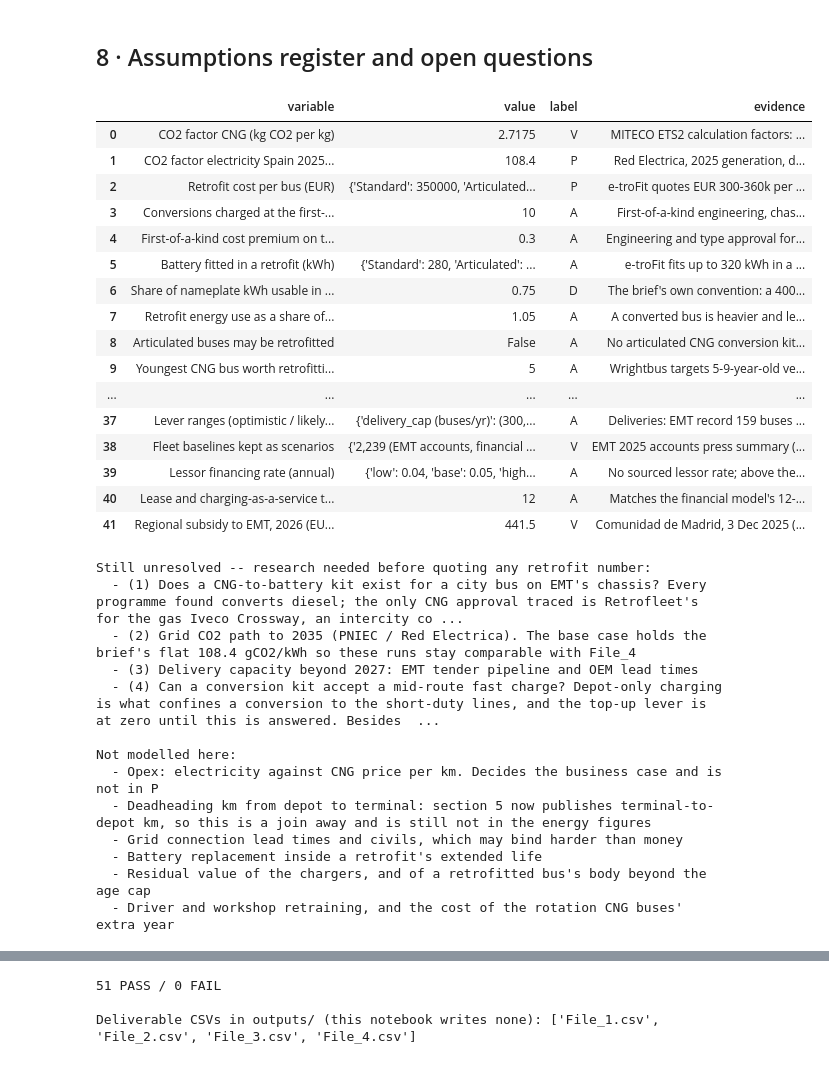
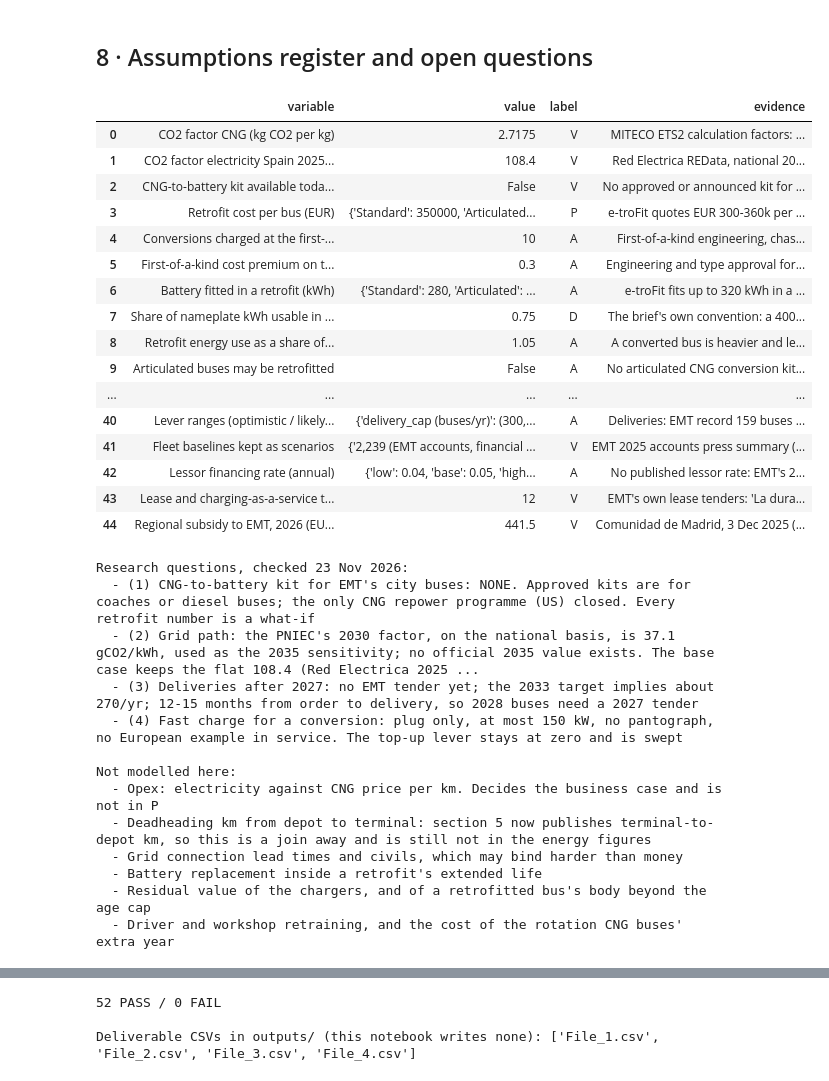
Before and after one commit to ella-garcia/madrid-bus-electrification, a Jupyter notebook: notebooks/04_Scenario_Lab.ipynb, the cells around one changed output, grey strips where cells are left out. Cells and saved outputs as stored; diff of their text form; code cells hidden in the pictures.

```diff
--- a/notebooks/04_Scenario_Lab.ipynb
+++ b/notebooks/04_Scenario_Lab.ipynb
@@ -2538,62 +2603,62 @@ True
 # %%
 display(pd.DataFrame(ASSUMPTIONS)[["variable", "value", "label", "evidence"]])
 
-print("Still unresolved -- research needed before quoting any retrofit number:")
-for v in ["(1) Does a CNG-to-battery kit exist for a city bus on EMT's chassis? Every programme "
-          "found converts diesel; the only CNG approval traced is Retrofleet's for the gas Iveco "
-          "Crossway, an intercity coach. THE GATING QUESTION",
-          "(2) Grid CO2 path to 2035 (PNIEC / Red Electrica). The base case holds the brief's flat "
-          "108.4 gCO2/kWh so these runs stay comparable with File_4",
-          "(3) Delivery capacity beyond 2027: EMT tender pipeline and OEM lead times",
-          "(4) Can a conversion kit accept a mid-route fast charge? Depot-only charging is what "
-          "confines a conversion to the short-duty lines, and the top-up lever is at zero until this "
-          "is answered. Besides pack size it is the only thing that moves the reachable share"]:
+print("Research questions, checked 23 Nov 2026:")
+for v in ["(1) CNG-to-battery kit for EMT's city buses: NONE. Approved kits are for coaches or diesel "
+          "buses; the only CNG repower programme (US) closed. Every retrofit number is a what-if",
+          "(2) Grid path: the PNIEC's 2030 factor, on the national basis, is 37.1 gCO2/kWh, used as the "
+          "2035 sensitivity; no official 2035 value exists. The base case keeps the flat 108.4 "
+          "(Red Electrica 2025, verified) so these runs stay comparable with File_4",
+          "(3) Deliveries after 2027: no EMT tender yet; the 2033 target implies about 270/yr; "
+          "12-15 months from order to delivery, so 2028 buses need a 2027 tender",
+          "(4) Fast charge for a conversion: plug only, at most 150 kW, no pantograph, no European "
+          "example in service. The top-up lever stays at zero and is swept"]:
     print(f"  - {v}")
 
 print("\nNot modelled here:")
 for t in ["Opex: electricity against CNG price per km. Decides the business case and is not in P",
           "Deadheading km from depot to terminal: section 5 now publishes terminal-to-depot km, so "
           "this is a join away and is still not in the energy figures",
           "Grid connection lead times and civils, which may bind harder than money",
           "Battery replacement inside a retrofit's extended life",
           "Residual value of the chargers, and of a retrofitted bus's body beyond the age cap",
           "Driver and workshop retraining, and the cost of the rotation CNG buses' extra year"]:
     print(f"  - {t}")
 
 if not HAS_MODEL:
     print("\nNOTE  fleet_2025.csv carries no trade/model column, so the retro_models lever could not "
           "be swept. Re-run the section 0 export snippet to enable it.")
 
 s = pd.DataFrame(CHECKS)
 display(s)
 print(f"\n{(s.result == 'PASS').sum()} PASS / {(s.result == 'FAIL').sum()} FAIL")
 
 written = [f for f in ("File_1.csv", "File_2.csv", "File_3.csv", "File_4.csv")
            if os.path.exists(os.path.join(OUT, f))]
 print(f"\nDeliverable CSVs in outputs/ (this notebook writes none): {written or 'none present'}")
 # %% [output]
 |  | variable | value | label | evidence |
 | 0 | CO2 factor CNG (kg CO2 per kg) | 2.7175 | V | MITECO ETS2 calculation factors: ... |
-| 1 | CO2 factor electricity Spain 2025... | 108.4 | P | Red Electrica, 2025 generation, d... |
-| 2 | Retrofit cost per bus (EUR) | {'Standard': 350000, 'Articulated... | P | e-troFit quotes EUR 300-360k per ... |
-| 3 | Conversions charged at the first-... | 10 | A | First-of-a-kind engineering, chas... |
-| 4 | First-of-a-kind cost premium on t... | 0.3 | A | Engineering and type approval for... |
-| 5 | Battery fitted in a retrofit (kWh) | {'Standard': 280, 'Articulated': ... | A | e-troFit fits up to 320 kWh in a ... |
-| 6 | Share of nameplate kWh usable in ... | 0.75 | D | The brief's own convention: a 400... |
-| 7 | Retrofit energy use as a share of... | 1.05 | A | A converted bus is heavier and le... |
-| 8 | Articulated buses may be retrofitted | False | A | No articulated CNG conversion kit... |
-| 9 | Youngest CNG bus worth retrofitti... | 5 | A | Wrightbus targets 5-9-year-old ve... |
+| 1 | CO2 factor electricity Spain 2025... | 108.4 | V | Red Electrica REData, national 20... |
+| 2 | CNG-to-battery kit available toda... | False | V | No approved or announced kit for ... |
+| 3 | Retrofit cost per bus (EUR) | {'Standard': 350000, 'Articulated... | P | e-troFit quotes EUR 300-360k per ... |
+| 4 | Conversions charged at the first-... | 10 | A | First-of-a-kind engineering, chas... |
+| 5 | First-of-a-kind cost premium on t... | 0.3 | A | Engineering and type approval for... |
+| 6 | Battery fitted in a retrofit (kWh) | {'Standard': 280, 'Articulated': ... | A | e-troFit fits up to 320 kWh in a ... |
+| 7 | Share of nameplate kWh usable in ... | 0.75 | D | The brief's own convention: a 400... |
+| 8 | Retrofit energy use as a share of... | 1.05 | A | A converted bus is heavier and le... |
+| 9 | Articulated buses may be retrofitted | False | A | No articulated CNG conversion kit... |
 | ... | ... | ... | ... | ... |
-| 37 | Lever ranges (optimistic / likely... | {'delivery_cap (buses/yr)': (300,... | A | Deliveries: EMT record 159 buses ... |
-| 38 | Fleet baselines kept as scenarios | {'2,239 (EMT accounts, financial ... | V | EMT 2025 accounts press summary (... |
-| 39 | Lessor financing rate (annual) | {'low': 0.04, 'base': 0.05, 'high... | A | No sourced lessor rate; above the... |
-| 40 | Lease and charging-as-a-service t... | 12 | A | Matches the financial model's 12-... |
-| 41 | Regional subsidy to EMT, 2026 (EU... | 441.5 | V | Comunidad de Madrid, 3 Dec 2025 (... |
+| 40 | Lever ranges (optimistic / likely... | {'delivery_cap (buses/yr)': (300,... | A | Deliveries: EMT record 159 buses ... |
+| 41 | Fleet baselines kept as scenarios | {'2,239 (EMT accounts, financial ... | V | EMT 2025 accounts press summary (... |
+| 42 | Lessor financing rate (annual) | {'low': 0.04, 'base': 0.05, 'high... | A | No published lessor rate: EMT's 2... |
+| 43 | Lease and charging-as-a-service t... | 12 | V | EMT's own lease tenders: 'La dura... |
+| 44 | Regional subsidy to EMT, 2026 (EU... | 441.5 | V | Comunidad de Madrid, 3 Dec 2025 (... |
-Still unresolved -- research needed before quoting any retrofit number:
-  - (1) Does a CNG-to-battery kit exist for a city bus on EMT's chassis? Every programme found converts diesel; the only CNG approval traced is Retrofleet's for the gas Iveco Crossway, an intercity co ...
-  - (2) Grid CO2 path to 2035 (PNIEC / Red Electrica). The base case holds the brief's flat 108.4 gCO2/kWh so these runs stay comparable with File_4
-  - (3) Delivery capacity beyond 2027: EMT tender pipeline and OEM lead times
-  - (4) Can a conversion kit accept a mid-route fast charge? Depot-only charging is what confines a conversion to the short-duty lines, and the top-up lever is at zero until this is answered. Besides  ...
+Research questions, checked 23 Nov 2026:
+  - (1) CNG-to-battery kit for EMT's city buses: NONE. Approved kits are for coaches or diesel buses; the only CNG repower programme (US) closed. Every retrofit number is a what-if
+  - (2) Grid path: the PNIEC's 2030 factor, on the national basis, is 37.1 gCO2/kWh, used as the 2035 sensitivity; no official 2035 value exists. The base case keeps the flat 108.4 (Red Electrica 2025 ...
+  - (3) Deliveries after 2027: no EMT tender yet; the 2033 target implies about 270/yr; 12-15 months from order to delivery, so 2028 buses need a 2027 tender
+  - (4) Fast charge for a conversion: plug only, at most 150 kW, no pantograph, no European example in service. The top-up lever stays at zero and is swept
 
 Not modelled here:
   - Opex: electricity against CNG price per km. Decides the business case and is not in P
@@ -2622,3 +2687,3 @@ Not modelled here:
-51 PASS / 0 FAIL
+52 PASS / 0 FAIL
 
 Deliverable CSVs in outputs/ (this notebook writes none): ['File_1.csv', 'File_2.csv', 'File_3.csv', 'File_4.csv']
```
Also changed, not shown: parts of 11 cells of this notebook, 2 other files.
